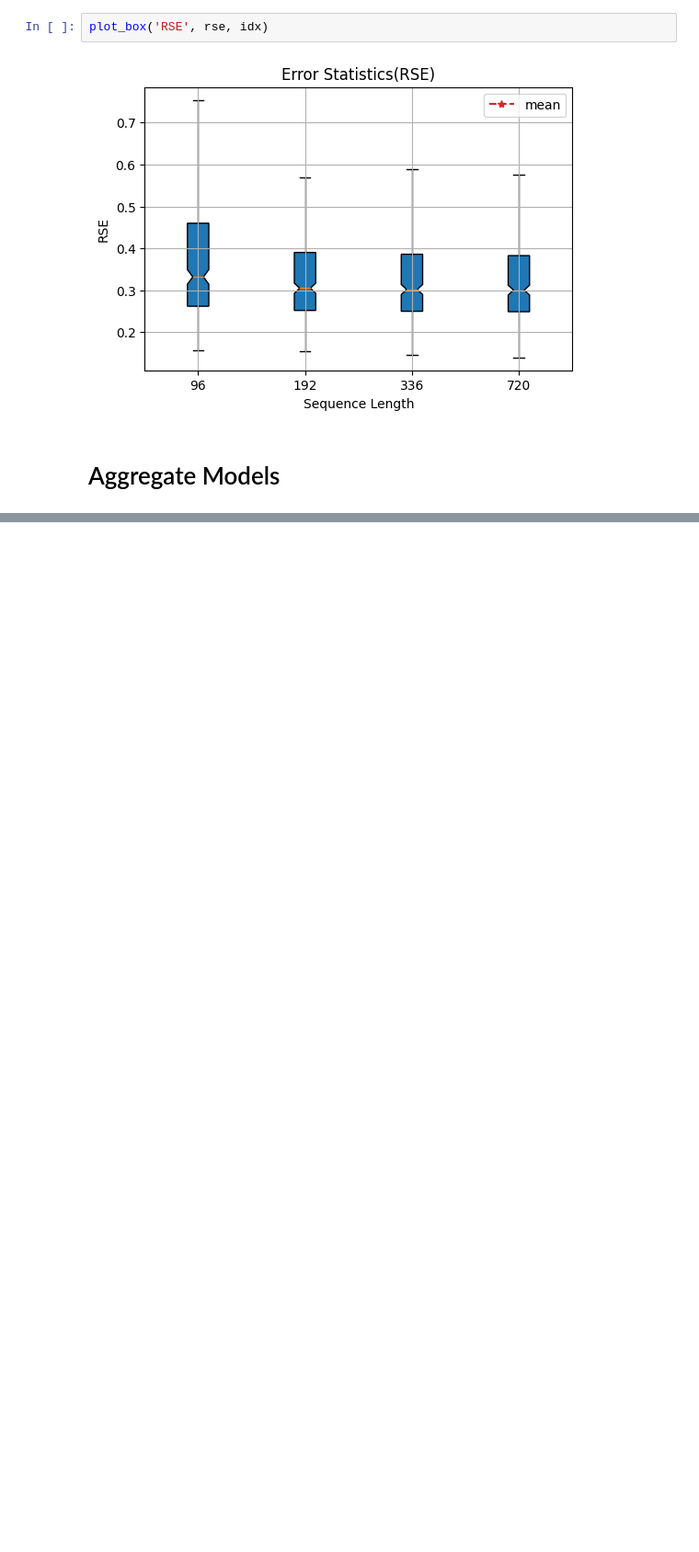
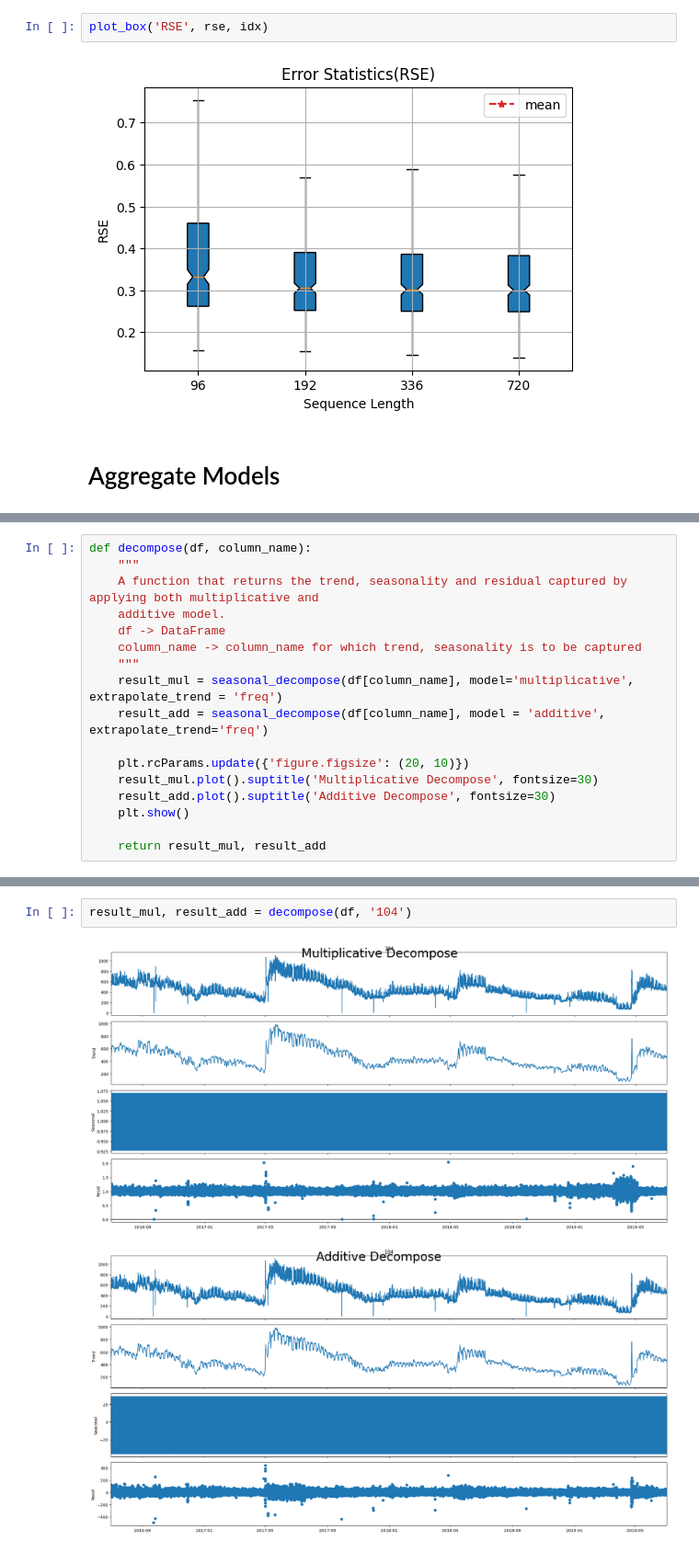
Before and after one commit to CaixiangFan/zkpet, a Jupyter notebook: src/plot.ipynb, the cells around one changed output, grey strips where cells are left out. Shown at 92% size. Drawn from its saved outputs; the diff is of its cells as text; blank space fills up the shorter version.

```diff
--- a/src/plot.ipynb
+++ b/src/plot.ipynb
@@ -220,0 +258,17 @@ MSE
+# %%
+def decompose(df, column_name):
+    """
+    A function that returns the trend, seasonality and residual captured by applying both multiplicative and
+    additive model.
+    df -> DataFrame
+    column_name -> column_name for which trend, seasonality is to be captured
+    """
+    result_mul = seasonal_decompose(df[column_name], model='multiplicative', extrapolate_trend = 'freq')
+    result_add = seasonal_decompose(df[column_name], model = 'additive', extrapolate_trend='freq')
+
+    plt.rcParams.update({'figure.figsize': (20, 10)})
+    result_mul.plot().suptitle('Multiplicative Decompose', fontsize=30)
+    result_add.plot().suptitle('Additive Decompose', fontsize=30)
+    plt.show()
+
+    return result_mul, result_add
@@ -220,0 +292,5 @@ MSE
+# %%
+result_mul, result_add = decompose(df, '104')
+# %% [output]
+[figure, added]
+[figure, added]
```
Also changed, not shown: parts of 11 cells of this notebook.
